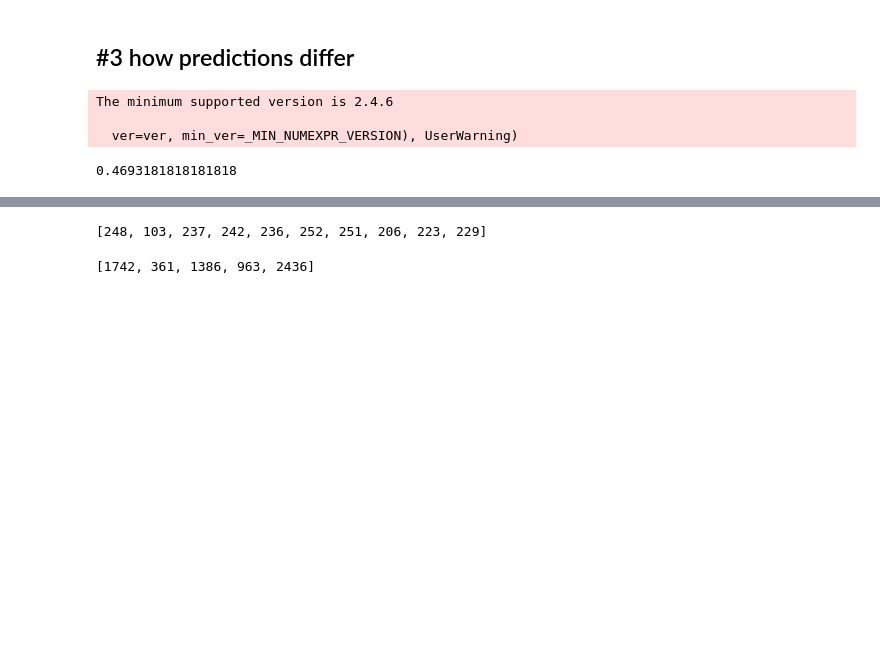
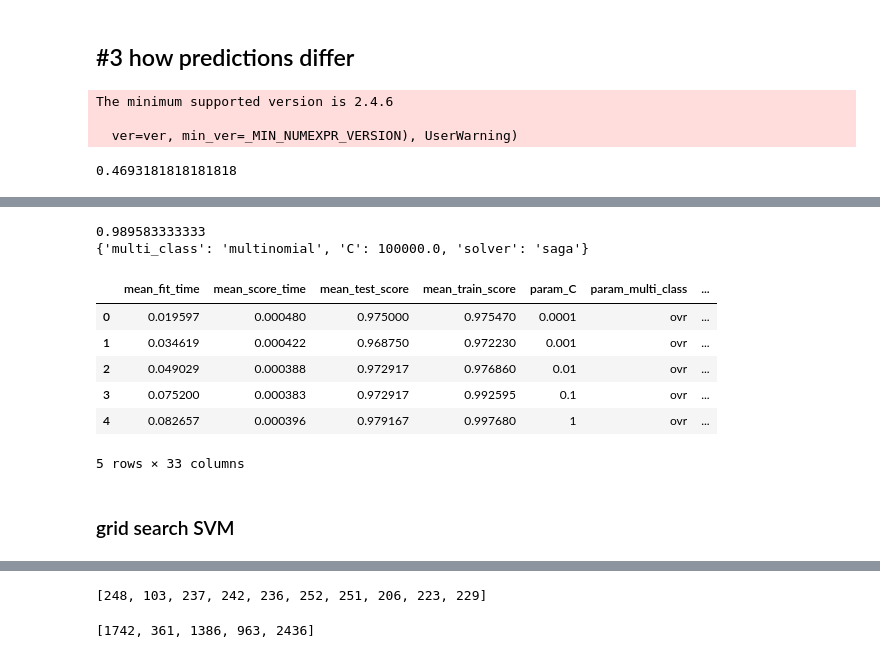
Before and after one commit to yell/kaggle-camera, a Jupyter notebook: notebooks/subm_tools.ipynb, the cells around one changed output, grey strips where cells are left out. Cells and saved outputs as stored; diff of their text form; code cells hidden in the pictures; blank space fills up the shorter version.

```diff
--- a/notebooks/subm_tools.ipynb
+++ b/notebooks/subm_tools.ipynb
@@ -164,0 +237,11 @@ proba_to_subm(P, '../submissions/averaged_gen4.csv')
+# %%
+# TODO: for train use solver 'sag', 'saga' everywhere
+logreg = LogisticRegression(tol=1e-5, max_iter=1000,
+                            class_weight='balanced')
+logreg_cv = GridSearchCV(estimator=logreg,
+                         param_grid=[{'C': np.logspace(-4, 8, 13), 'multi_class': ['ovr'], 'solver': ['liblinear']},
+                                     {'C': np.logspace(-4, 8, 13), 'multi_class': ['multinomial'], 'solver': ['lbfgs', 'sag', 'saga']}],
+                         verbose=1,
+                         n_jobs=-1,
+                         cv=10)
+logreg_cv.fit(X, y);
@@ -164,0 +253,16 @@ proba_to_subm(P, '../submissions/averaged_gen4.csv')
+# %%
+print logreg_cv.best_score_
+print logreg_cv.best_params_
+pd.DataFrame(logreg_cv.cv_results_).head()
+# %% [output]
+0.989583333333
+{'multi_class': 'multinomial', 'C': 100000.0, 'solver': 'saga'}
+|  | mean_fit_time | mean_score_time | mean_test_score | mean_train_score | param_C | param_multi_class | ... |
+| 0 | 0.019597 | 0.000480 | 0.975000 | 0.975470 | 0.0001 | ovr | ... |
+| 1 | 0.034619 | 0.000422 | 0.968750 | 0.972230 | 0.001 | ovr | ... |
+| 2 | 0.049029 | 0.000388 | 0.972917 | 0.976860 | 0.01 | ovr | ... |
+| 3 | 0.075200 | 0.000383 | 0.972917 | 0.992595 | 0.1 | ovr | ... |
+| 4 | 0.082657 | 0.000396 | 0.979167 | 0.997680 | 1 | ovr | ... |
+5 rows × 33 columns
+# %% [markdown]
+### grid search SVM
```
Also changed, not shown: parts of 29 cells of this notebook.
